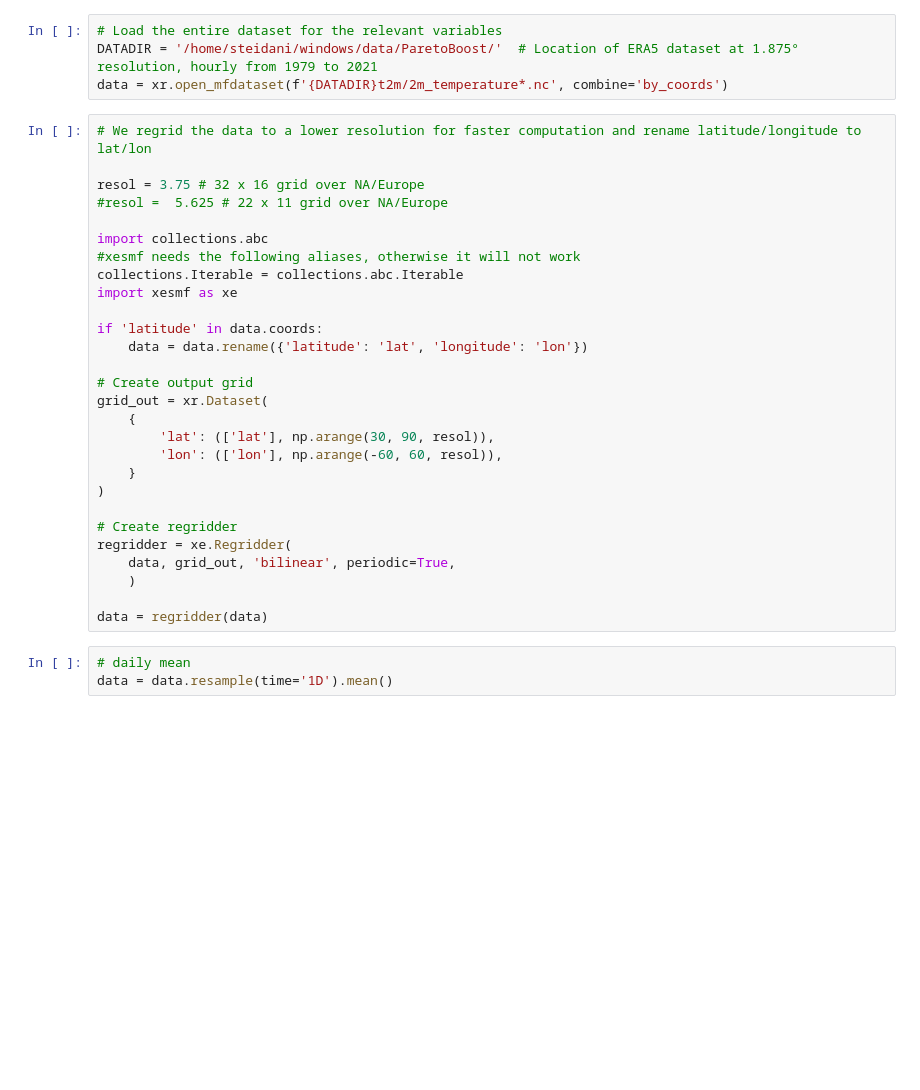
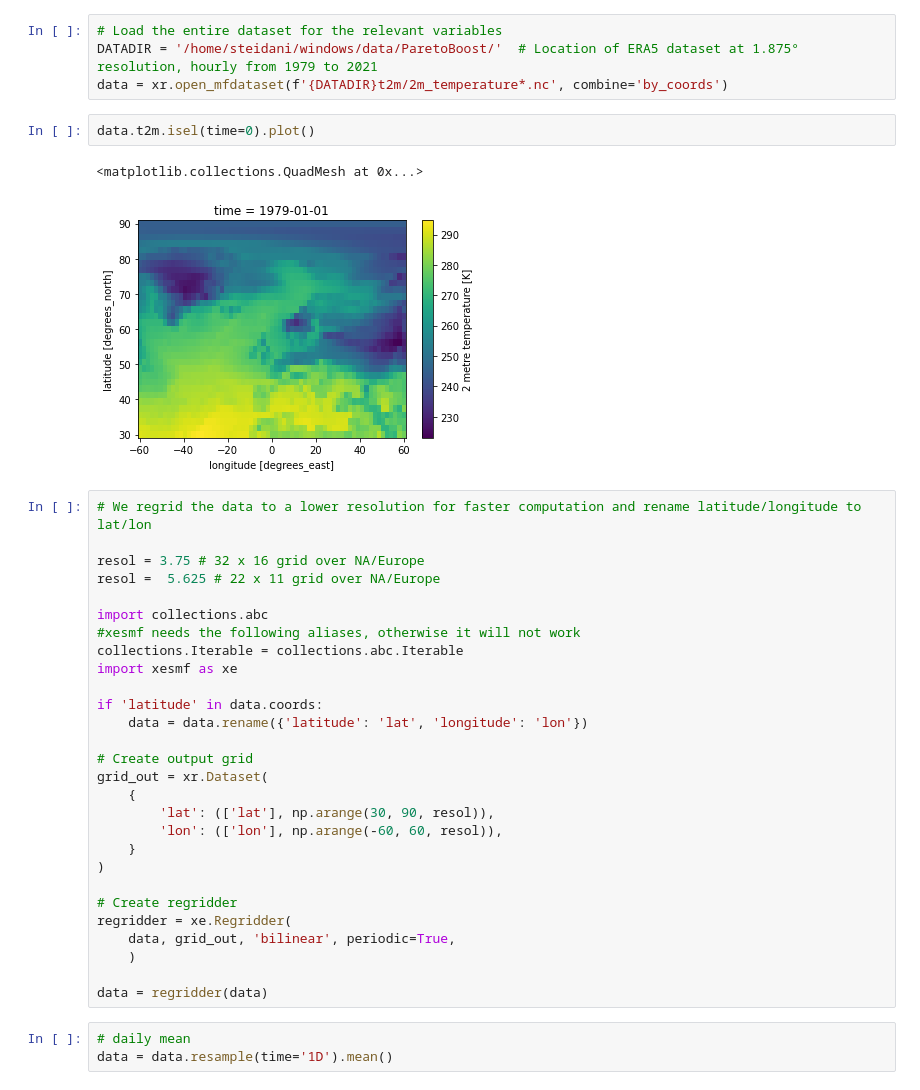
Before and after one commit to steidani/ParetoBoost, a Jupyter notebook: notebooks/01_predict_t2m_europe.ipynb, the cells around one changed output. Saved outputs shown, nothing was run; the diff lists cells and outputs as text; blank space fills up the shorter version.

```diff
--- a/notebooks/00_predict_t2m_europe.ipynb
+++ b/notebooks/01_predict_t2m_europe.ipynb
@@ -26,11 +26,16 @@ from src.score import *
 # Load the entire dataset for the relevant variables
 DATADIR = '/home/steidani/windows/data/ParetoBoost/'  # Location of ERA5 dataset at 1.875° resolution, hourly from 1979 to 2021
 data = xr.open_mfdataset(f'{DATADIR}t2m/2m_temperature*.nc', combine='by_coords')
+# %%
+data.t2m.isel(time=0).plot()
+# %% [output]
+<matplotlib.collections.QuadMesh at 0x...>
+[figure, added]
 # %%
 # We regrid the data to a lower resolution for faster computation and rename latitude/longitude to lat/lon
 
 resol = 3.75 # 32 x 16 grid over NA/Europe
-#resol =  5.625 # 22 x 11 grid over NA/Europe
+resol =  5.625 # 22 x 11 grid over NA/Europe
 
 import collections.abc
 #xesmf needs the following aliases, otherwise it will not work
```
Also changed, not shown: parts of 4 cells of this notebook, 1 other file.
